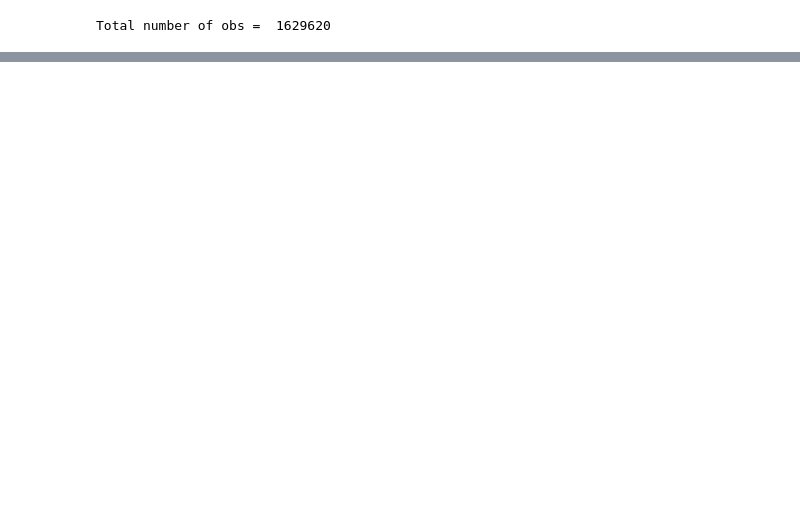
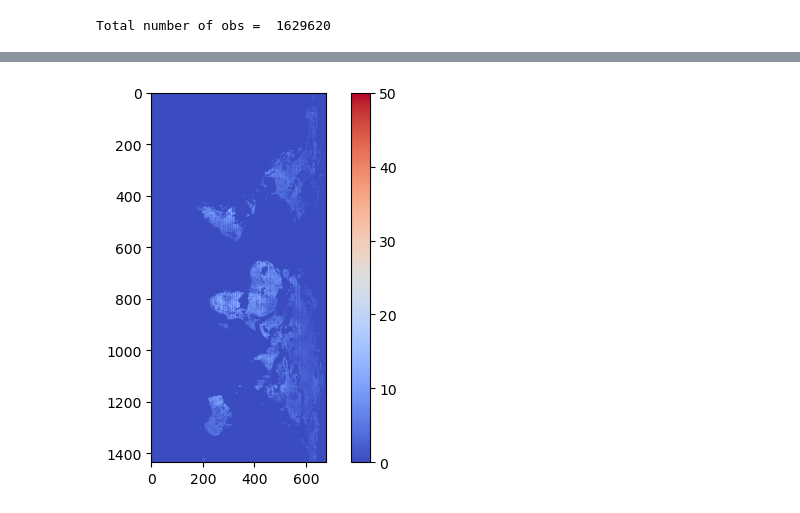
Before and after one commit to amfox37/GEOSldas_diagnostics, a Jupyter notebook: Jupyter/sclprm_tester.ipynb, the cells around one changed output, grey strips where cells are left out. Drawn from its saved outputs; the diff is of its cells as text; code cells hidden in the pictures; blank space fills up the shorter version.

Commit message:
sclprm_tester wip

```diff
--- a/Jupyter/sclprm_tester.ipynb
+++ b/Jupyter/sclprm_tester.ipynb
@@ -120,12 +114,17 @@ path = '/Users/amfox/Desktop/GEOSldas_diagnostics/test_data/M06'
 file_name_start = 'ASCAT_M36.ens_avg.ldas_ObsFcstAna.201506'
 printflag = False
 
-date_time, obs_species, obs_tilenum, obs_lon, obs_lat, obs_obs, obs_obsvar, obs_fcst, obs_fcstvar, obs_ana, obs_anavar, pentad2 = read_obsfcstana(path, file_name_start, printflag)
+date_time, obs_species, obs_tilenum, obs_lon, obs_lat, obs_obs, obs_obsvar, obs_fcst, obs_fcstvar, obs_ana, obs_anavar, pentad2 = read_obsfcstana_pentads(path, file_name_start, printflag)
 # %% [output]
 Total number of obs =  1629620
 # %%
 # Open the netCDF file using xarray
 ds = xr.open_dataset('/Users/amfox/Desktop/GEOSldas_diagnostics/test_data/combined_all_pentads_M36_zscore_stats_2015_doy152_2017_doy365_hscale_0.00.nc4')
+
+sclprm_mean_obs_3D = ds['o_mean'].values
+sclprm_mean_mod_3D = ds['m_mean'].values
+sclprm_std_obs_3D = ds['o_std'].values
+sclprm_std_mod_3D = ds['m_std'].values
 # %%
 date_time[9]['pentad'][0]
 
@@ -175,0 +236,63 @@ lon = ds['lon']
+# %%
+observations_by_pair = {}
+for i, j, obs in zip(i_indices, j_indices, observations):
+    pair = (i, j)
+    if pair in observations_by_pair:
+        observations_by_pair[pair].append(obs)
+    else:
+        observations_by_pair[pair] = [obs]
+
+observations_by_pair[(3, 1)]
+# %%
+indices_i = i_out.astype(int)
+indices_j = j_out.astype(int)
+observations = obs_obs
+
+pair_count = np.zeros((indices_i.max()+1, indices_j.max()+1))
+
+observations_by_pair = {}
+
+for i, j, obs in zip(indices_i, indices_j, observations):
+    if i != 0 or j != 0:
+        if (i, j) in observations_by_pair:
+            observations_by_pair[(i, j)].append(obs)
+        else:
+            observations_by_pair[(i, j)] = [obs]
+
+        pair_count[int(i), int(j)] += 1
+
+# Print counts for each pair
+#for pair, count in np.ndenumerate(pair_count):
+#    print(f"Pair {pair}: {count} observations")
+
+# Find pair with the most observations
+max_pair = np.unravel_index(np.argmax(pair_count), pair_count.shape)
+print(f"Pair {max_pair} has the most observations ({pair_count[max_pair]}).")
+
+# Get indices of the top 10 pairs with the most counts
+n_top_pairs = 10
+flat_counts = pair_count.flatten()
+top_indices = np.argpartition(flat_counts, -n_top_pairs)[-n_top_pairs:]
+top_pairs = np.unravel_index(top_indices, pair_count.shape)
+
+# Print the top 10 pairs and their counts
+for i, j in zip(top_pairs[0], top_pairs[1]):
+    count = pair_count[i, j]
+    print(f"Pair ({i}, {j}) has {count} observations.")
+
+
+plt.imshow(pair_count, cmap='coolwarm')
+plt.colorbar()
+plt.show()
+
+# Find indices of observations for max_pair
+max_pair_indices = []
+for idx, (i, j) in enumerate(zip(indices_i, indices_j)):
+    if i == max_pair[0] and j == max_pair[1]:
+        max_pair_indices.append(idx)
+
+# Print indices of observations for max_pair
+print(f"Indices of observations for pair {max_pair}: {max_pair_indices}")
+
+print(observations[max_pair_indices])
+# %% [output]
@@ -175,0 +310 @@ lon = ds['lon']
+[figure, added]
```
Also changed, not shown: parts of 15 cells of this notebook.
